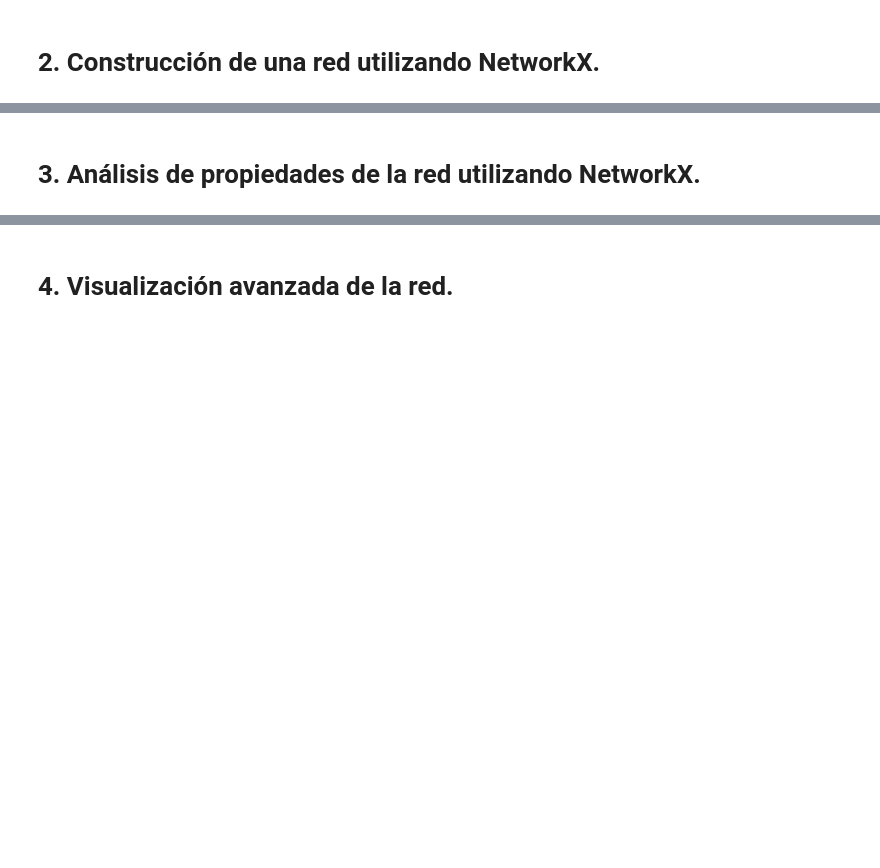
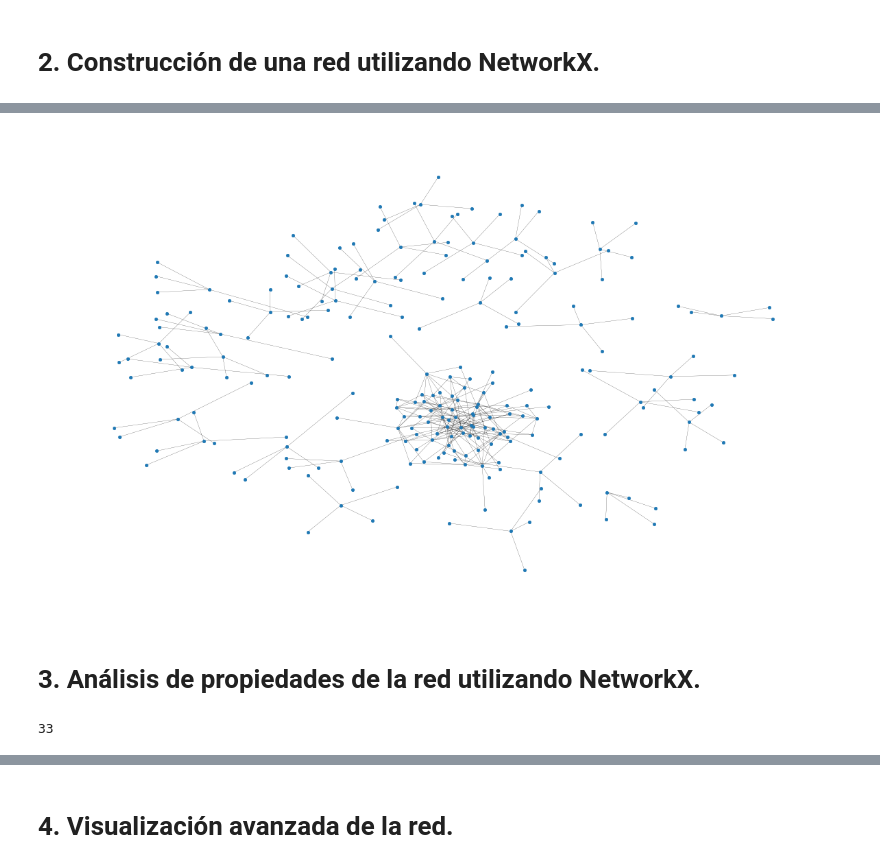
Before and after one commit to chsanabriam/Taller_Redes_Complejas, a Jupyter notebook: Archivo_Trabajo_S7.ipynb, the cells around one changed output, grey strips where cells are left out. Drawn from its saved outputs; the diff is of its cells as text; code cells hidden in the pictures; blank space fills up the shorter version.

```diff
--- a/Archivo_Trabajo_S7.ipynb
+++ b/Archivo_Trabajo_S7.ipynb
@@ -48,2 +80,12 @@ Nota: Los archivos están en encoding `utf8` y tienen como separador `|`
 # %% [markdown]
 # 2. Construcción de una red utilizando NetworkX.
+# %%
+import pandas as pd
+import numpy as np
+import networkx as nx
+import matplotlib.pyplot as plt
+%matplotlib inline
+plt.style.use('ggplot')
+# %%
+df_comp = pd.read_csv('info_composicion_clientes.csv', encoding='utf-8', sep='|')
+df_trx = pd.read_csv('info_transacciones_empresa.csv', encoding='utf-8', sep='|')
@@ -50,2 +108,18 @@ Nota: Los archivos están en encoding `utf8` y tienen como separador `|`
+# %%
+df_enlaces = df_comp[['id_empresa','id_persona','tipo', 'participacion']]
+G = nx.from_pandas_edgelist(df_enlaces, "id_empresa", "id_persona")
+# %%
+pos = nx.spring_layout(G, iterations=15, seed=1721)
+fig, ax = plt.subplots(figsize=(15, 9))
+ax.axis("off")
+plot_options = {"node_size": 10, "with_labels": False, "width": 0.15}
+nx.draw_networkx(G, pos=pos, ax=ax, **plot_options)
+# %% [output]
+[figure, added]
 # %% [markdown]
 # 3. Análisis de propiedades de la red utilizando NetworkX.
+# %%
+# Número de componentes
+nx.number_connected_components(G)
+# %% [output]
+33
```
Also changed, not shown: parts of 7 cells of this notebook.
